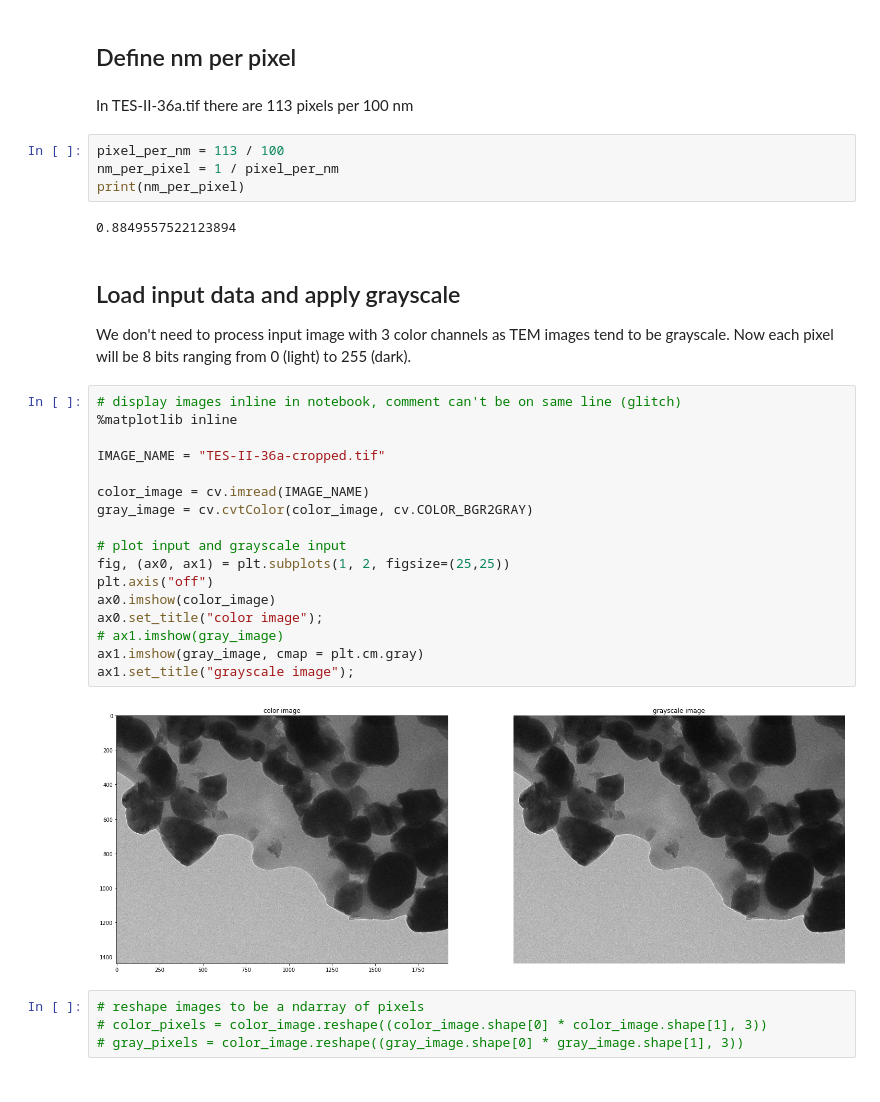
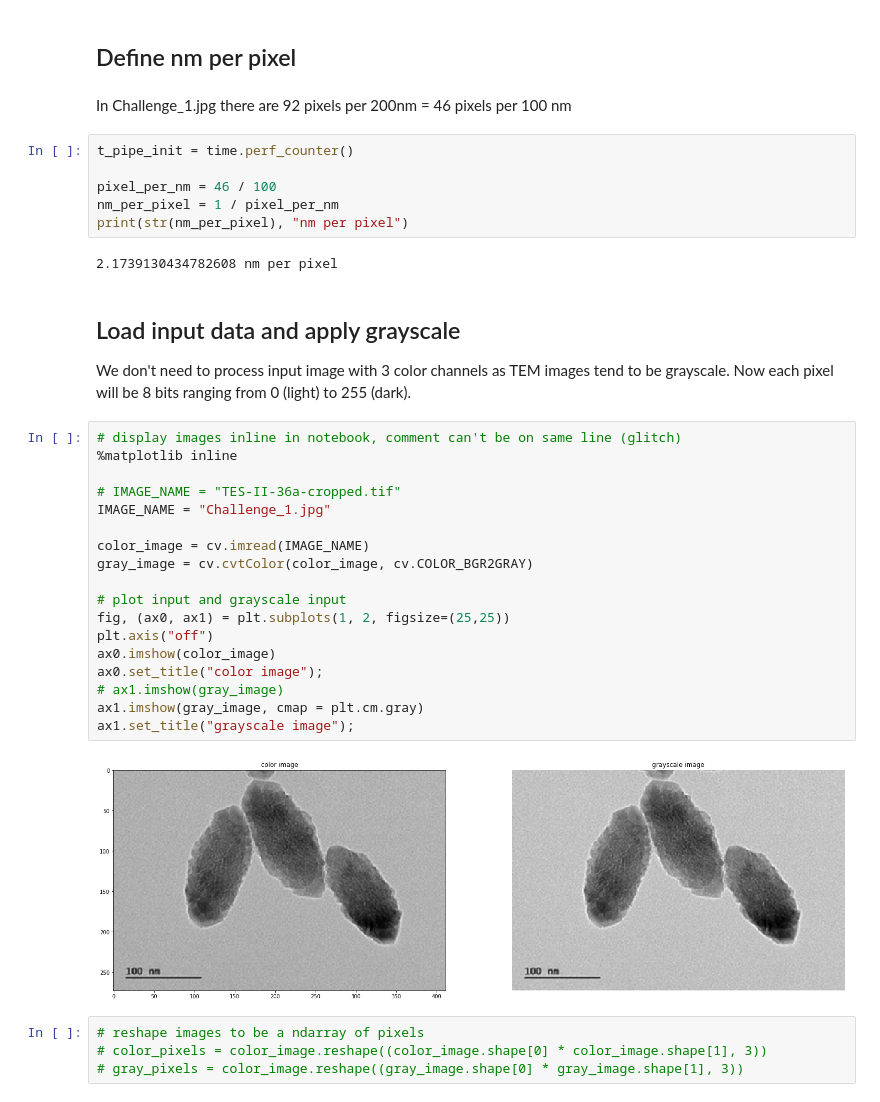
Before and after one commit to akshaytrikha/BTO-TEM-Processing, a Jupyter notebook: tem.ipynb, the cells around one changed output. Saved outputs shown, nothing was run; the diff lists cells and outputs as text.

Commit message:
done Challenge 1

```diff
--- a/tem.ipynb
+++ b/tem.ipynb
@@ -22,13 +31,17 @@ from collections import Counter
 # %% [markdown]
 ## Define nm per pixel
 # %% [markdown]
-In TES-II-36a.tif there are 113 pixels per 100 nm
+<!-- In TES-II-36a.tif there are 113 pixels per 100 nm -->
+
+In Challenge_1.jpg there are 92 pixels per 200nm = 46 pixels per 100 nm
 # %%
-pixel_per_nm = 113 / 100
+t_pipe_init = time.perf_counter()
+
+pixel_per_nm = 46 / 100
 nm_per_pixel = 1 / pixel_per_nm
-print(nm_per_pixel)
+print(str(nm_per_pixel), "nm per pixel")
 # %% [output]
-0.8849557522123894
+2.1739130434782608 nm per pixel
 # %% [markdown]
 ## Load input data and apply grayscale
 
@@ -36,22 +49,23 @@ We don't need to process input image with 3 color channels as TEM images tend to
 # %%
 # display images inline in notebook, comment can't be on same line (glitch)
 %matplotlib inline
 
-IMAGE_NAME = "TES-II-36a-cropped.tif"
+# IMAGE_NAME = "TES-II-36a-cropped.tif"
+IMAGE_NAME = "Challenge_1.jpg"
 
 color_image = cv.imread(IMAGE_NAME)
 gray_image = cv.cvtColor(color_image, cv.COLOR_BGR2GRAY)
 
 # plot input and grayscale input
 fig, (ax0, ax1) = plt.subplots(1, 2, figsize=(25,25))
 plt.axis("off")
 ax0.imshow(color_image)
 ax0.set_title("color image");
 # ax1.imshow(gray_image)
 ax1.imshow(gray_image, cmap = plt.cm.gray)
 ax1.set_title("grayscale image");
 # %% [output]
-[figure, old version]
+[figure, new version]
 # %%
 # reshape images to be a ndarray of pixels
 # color_pixels = color_image.reshape((color_image.shape[0] * color_image.shape[1], 3))
```
Also changed, not shown: parts of 22 cells of this notebook, 5 other files.
